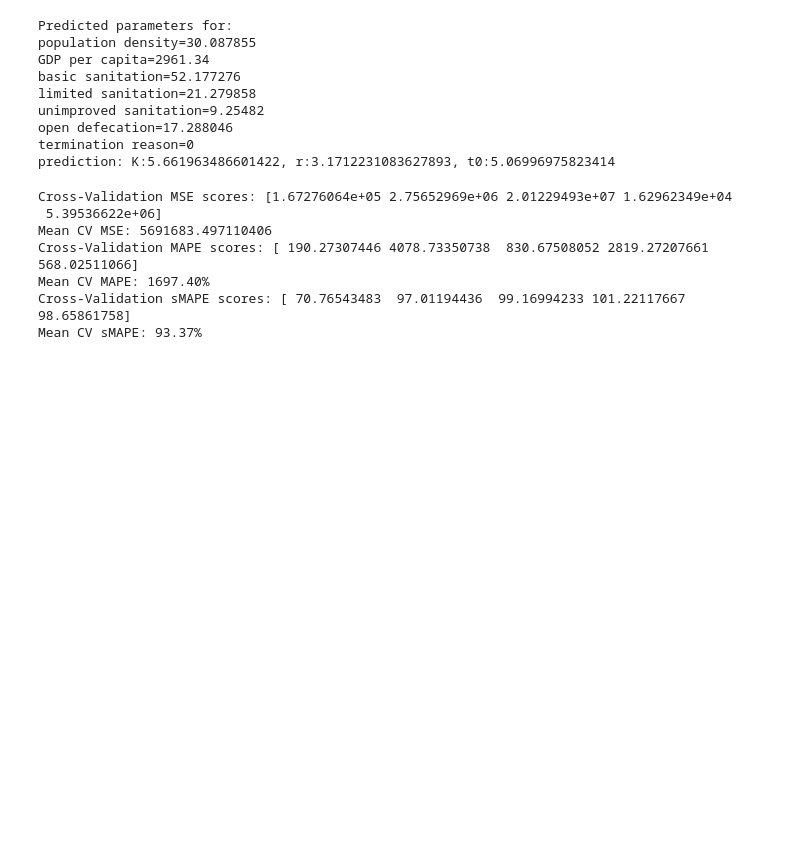
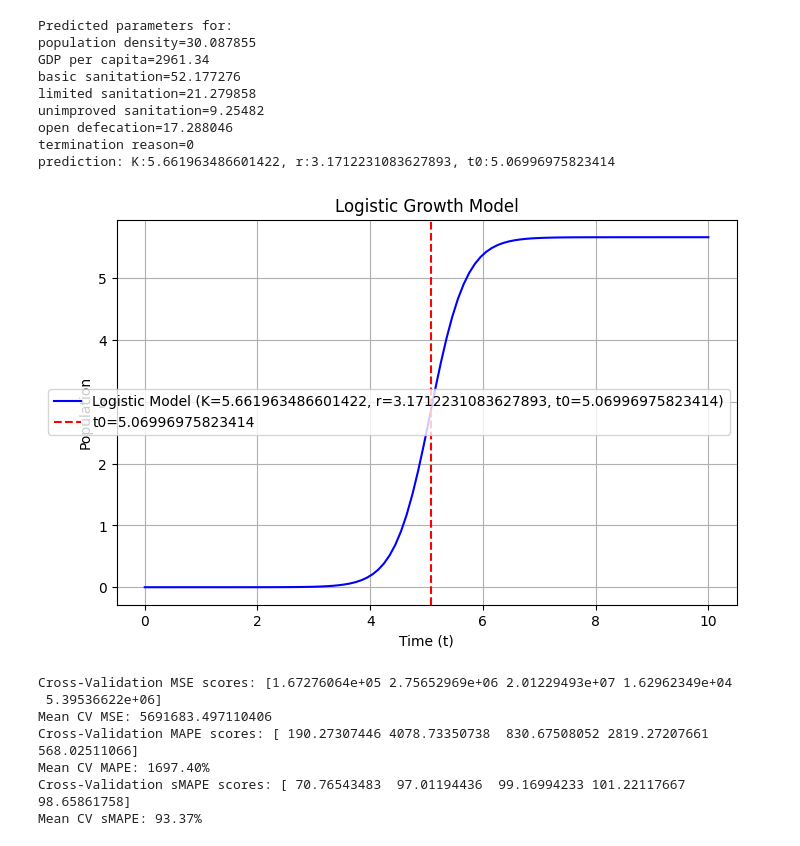
Before and after one commit to KevinDZLiu/Interdisciplinary-Research-Computing-Group-6, a Jupyter notebook: project.ipynb, the cells around one changed output. Saved outputs shown, nothing was run; the diff lists cells and outputs as text; code cells hidden in the pictures; blank space fills up the shorter version.

Commit message:
added plot to project

```diff
--- a/project.ipynb
+++ b/project.ipynb
@@ -553,6 +553,36 @@ unimproved sanitation=9.25482
 open defecation=17.288046
 termination reason=0
 prediction: K:5.661963486601422, r:3.1712231083627893, t0:5.06996975823414
+# %%
+import numpy as np
+import matplotlib.pyplot as plt
+
+def logistic_model(t, K, r, t0):
+    return K / (1 + np.exp(-r * (t - t0)))
+
+# Parameters
+K = 5.661963486601422
+r = 3.1712231083627893
+t0 = 5.06996975823414
+
+# Time range
+t = np.linspace(0, 10, 100)
+
+# Compute logistic model values
+f_t = logistic_model(t, K, r, t0)
+
+# Plot
+plt.figure(figsize=(8, 5))
+plt.plot(t, f_t, label=f'Logistic Model (K={K}, r={r}, t0={t0})', color='blue')
+plt.axvline(x=t0, linestyle='--', color='red', label=f't0={t0}')
+plt.xlabel('Time (t)')
+plt.ylabel('Population')
+plt.title('Logistic Growth Model')
+plt.legend()
+plt.grid()
+plt.show()
+# %% [output]
+[figure, added]
 # %%
 # Perform K-fold cross-validation (with 5 folds in this example)
 cv_scores = cross_val_score(rf, x, y, cv=5, scoring='neg_mean_squared_error')
```
